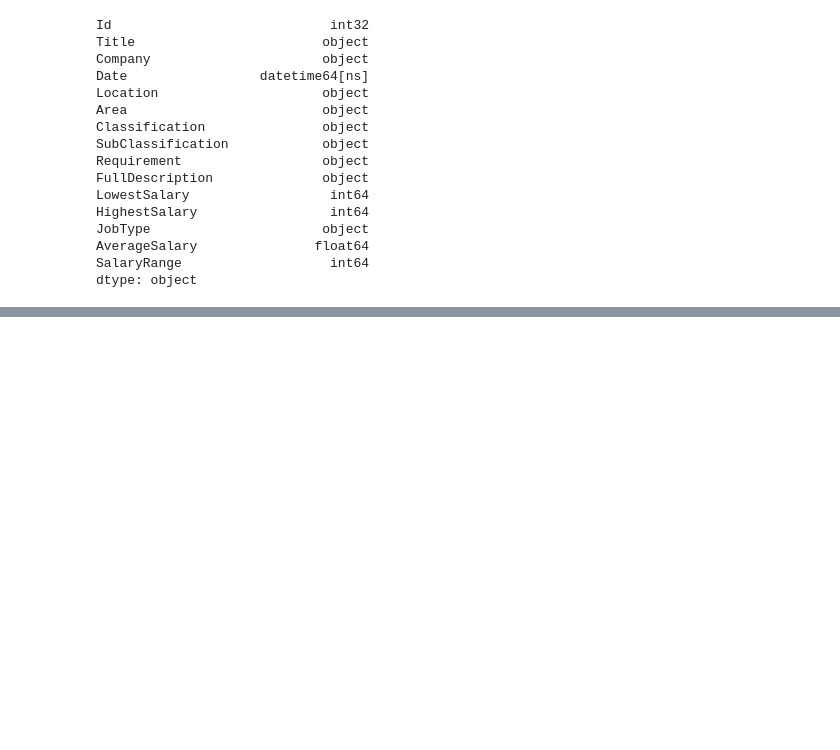
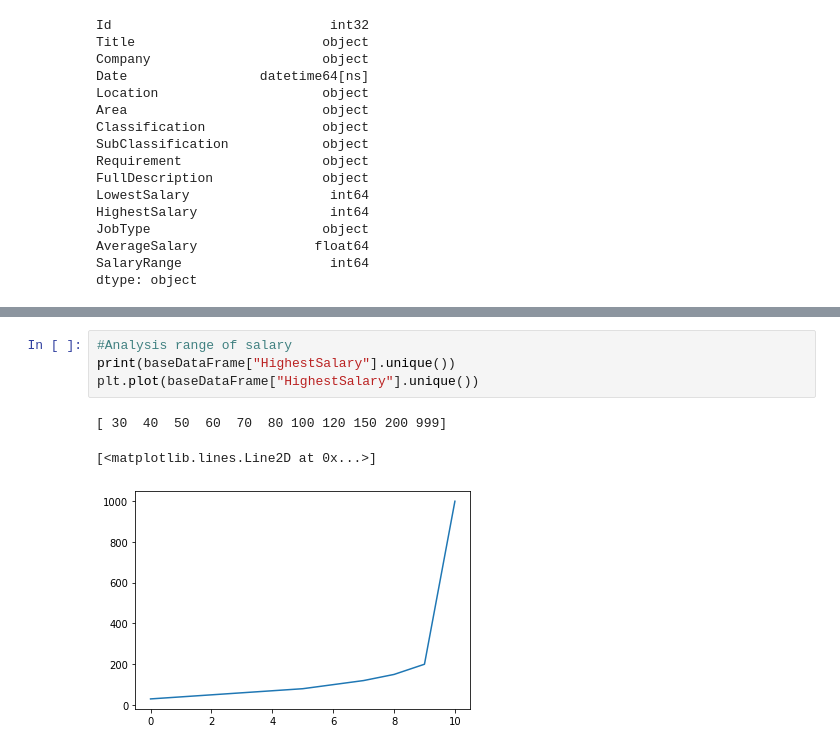
Before and after one commit to EthanLewis15/3803ICT_Big_Data_Assignment, a Jupyter notebook: assignment_main.ipynb, the cells around one changed output, grey strips where cells are left out. Cells and saved outputs as stored; diff of their text form; blank space fills up the shorter version.

```diff
--- a/assignment_main.ipynb
+++ b/assignment_main.ipynb
@@ -163,0 +325,8 @@ Salary Range: [10, 799] (mathematical domain)
+# %%
+#Analysis range of salary
+print(baseDataFrame["HighestSalary"].unique())
+plt.plot(baseDataFrame["HighestSalary"].unique())
+# %% [output]
+[ 30  40  50  60  70  80 100 120 150 200 999]
+[<matplotlib.lines.Line2D at 0x...>]
+[figure, added]
```
Also changed, not shown: parts of 23 cells of this notebook.
